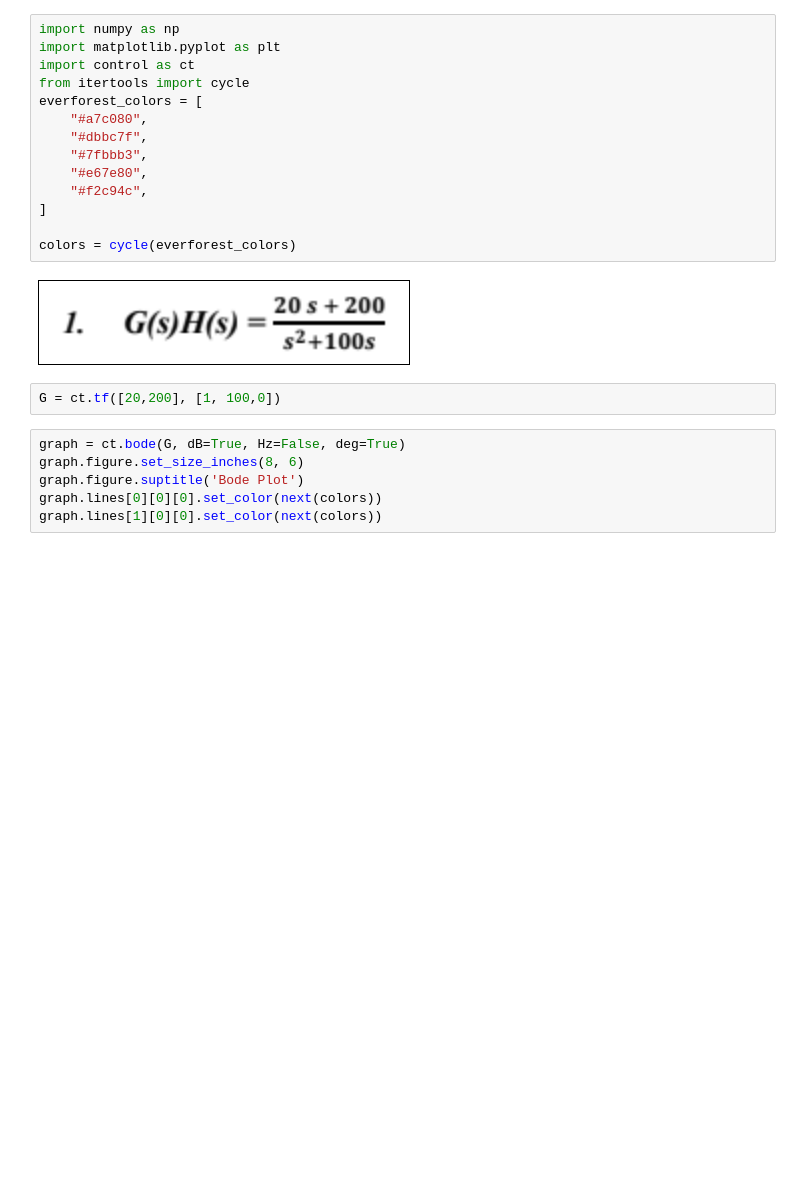
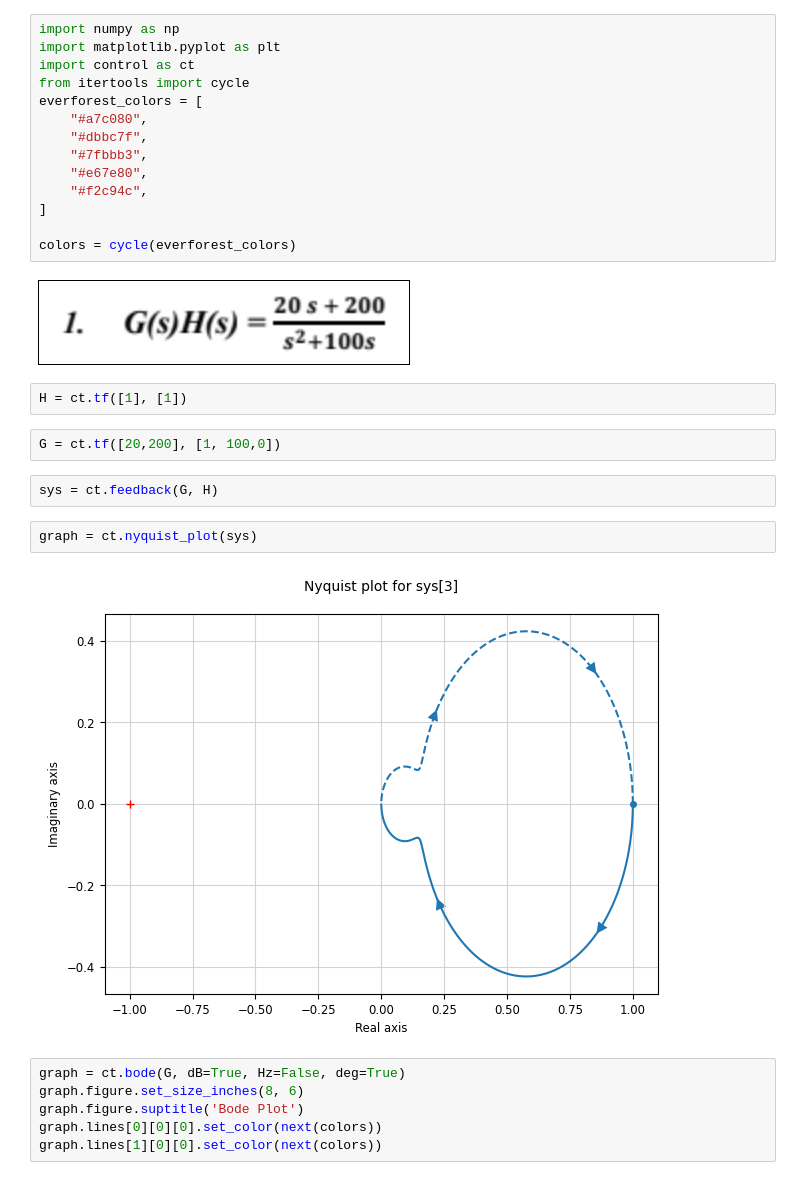
Before and after one commit to Fsyahputra/Sistem-Pengaturan, a Jupyter notebook: Percobaan1.ipynb, the cells around one changed output. Saved outputs shown, nothing was run; the diff lists cells and outputs as text; blank space fills up the shorter version.

```diff
--- a/Percobaan1.ipynb
+++ b/Percobaan1.ipynb
@@ -582,8 +582,16 @@ colors = cycle(everforest_colors)
 # %% [markdown]
 
 ![image.png](attachment:image.png)
+# %%
+H = ct.tf([1], [1])
 # %%
 G = ct.tf([20,200], [1, 100,0])
+# %%
+sys = ct.feedback(G, H)
+# %%
+graph = ct.nyquist_plot(sys)
+# %% [output]
+[figure, added]
 # %%
 graph = ct.bode(G, dB=True, Hz=False, deg=True)
 graph.figure.set_size_inches(8, 6)
```
Also changed, not shown: parts of 7 cells of this notebook, 2 other files.
